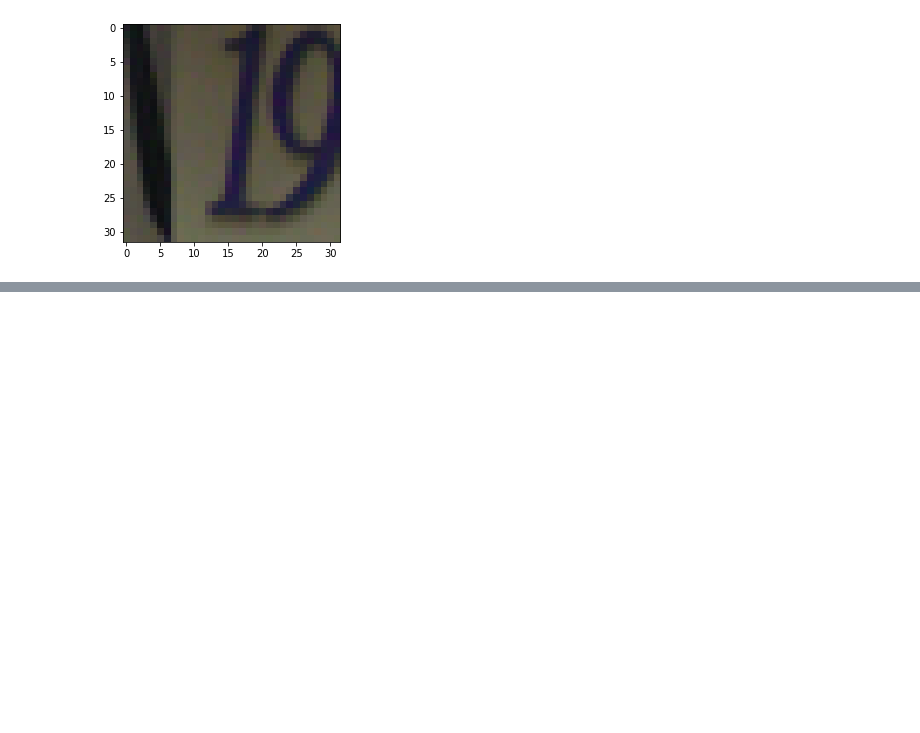
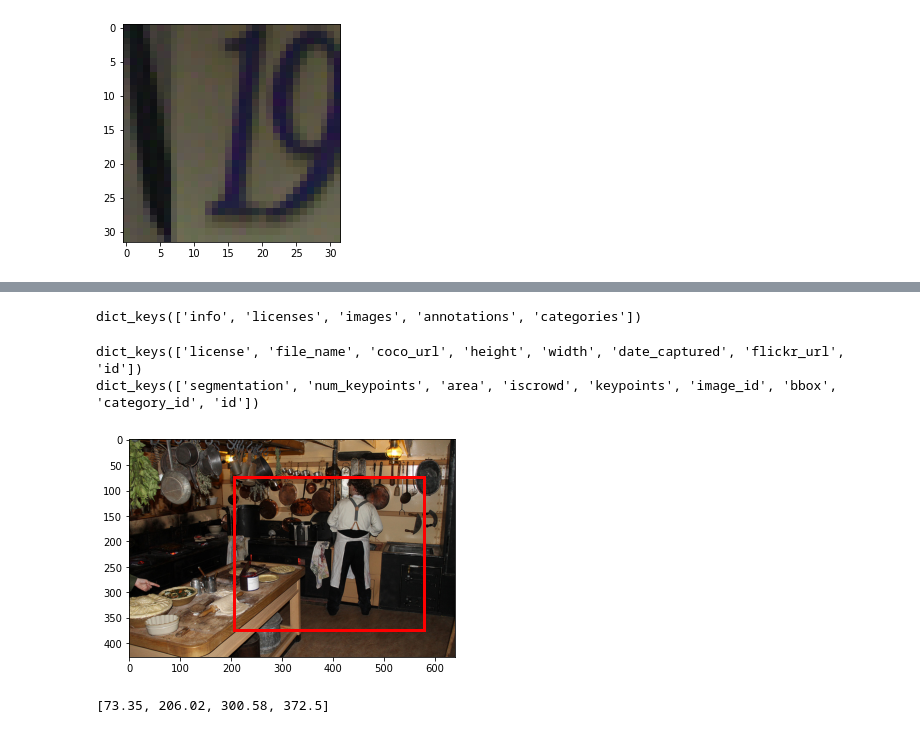
Before and after one commit to TheBlackRus/liveproject_HumanPoseEstimation, a Jupyter notebook: liveproject_humanpose_01.ipynb, the cells around one changed output, grey strips where cells are left out. Drawn from its saved outputs; the diff is of its cells as text; code cells hidden in the pictures; blank space fills up the shorter version.

```diff
--- a/liveproject_humanpose_01.ipynb
+++ b/liveproject_humanpose_01.ipynb
@@ -45,0 +82,42 @@ Digital Label [1]
+# %%
+import json
+file_name = "annotations//person_keypoints_val2017.json"
+with open(file_name, 'r') as json_raw:
+    meta = json.load(json_raw)
+# %%
+meta.keys()
+# %% [output]
+dict_keys(['info', 'licenses', 'images', 'annotations', 'categories'])
+# %%
+example = 0
+img_info = meta["images"][example]
+img_annot = meta["annotations"][example]
+# %%
+print(img_info.keys())
+print(img_annot.keys())
+# %% [output]
+dict_keys(['license', 'file_name', 'coco_url', 'height', 'width', 'date_captured', 'flickr_url', 'id'])
+dict_keys(['segmentation', 'num_keypoints', 'area', 'iscrowd', 'keypoints', 'image_id', 'bbox', 'category_id', 'id'])
+# %%
+img_file = img_info["file_name"]
+# %%
+%matplotlib inline
+#from matplotlib.pyplot import imshow
+from matplotlib import image
+import matplotlib.pyplot as plt
+import matplotlib.patches as patches
+img = image.imread("val2017//"+img_file)
+fig,ax = plt.subplots(1)
+ax.imshow(img)
+
+start_x,start_y, w,h = img_annot["bbox"]
+
+r = patches.Rectangle((start_y,start_x),h,w,linewidth=3,edgecolor='r',facecolor='none')
+ax.add_patch(r)
+plt.show()
+# %% [output]
+[figure, added]
+# %%
+img_annot["bbox"]
+# %% [output]
+[73.35, 206.02, 300.58, 372.5]
```
Also changed, not shown: parts of 4 cells of this notebook.
